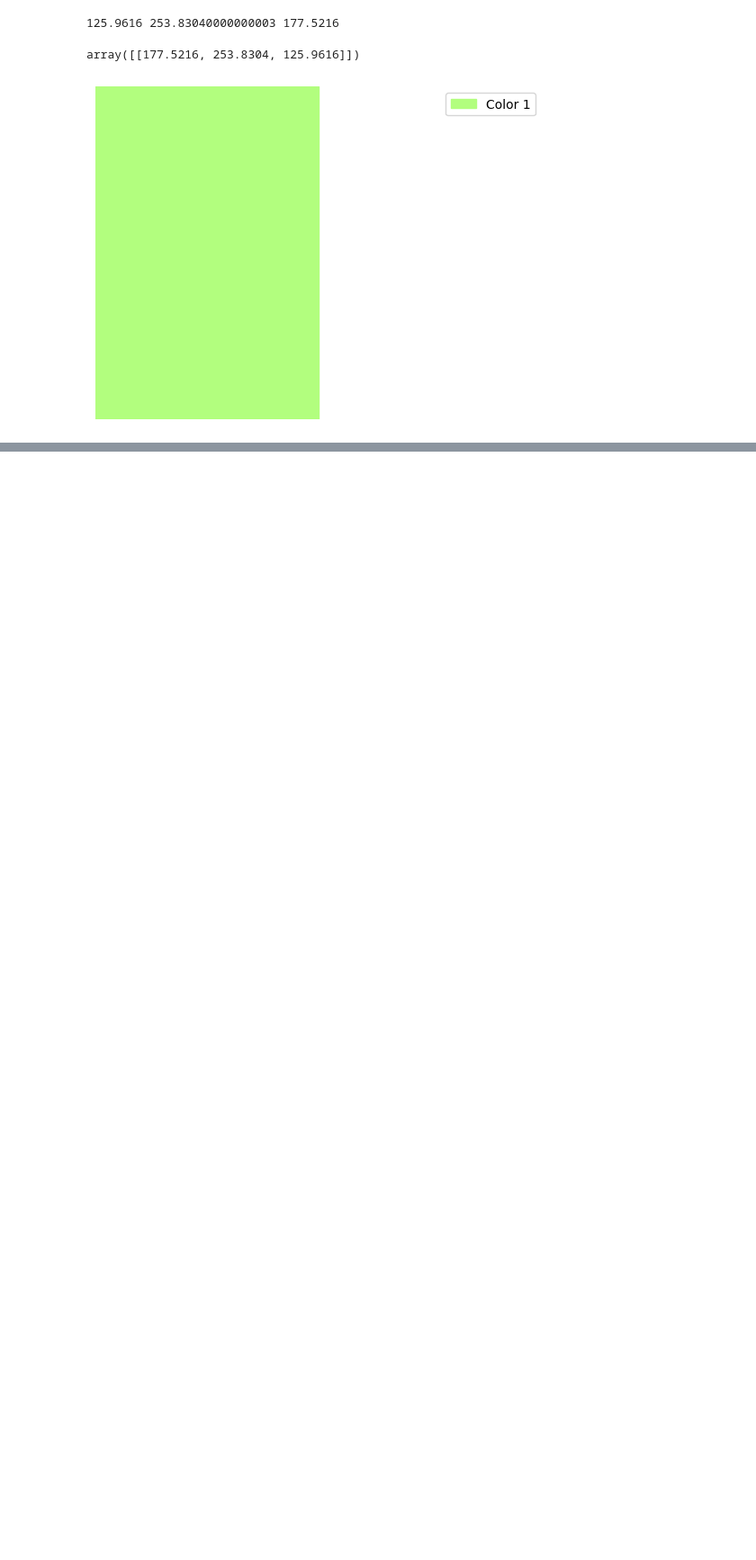
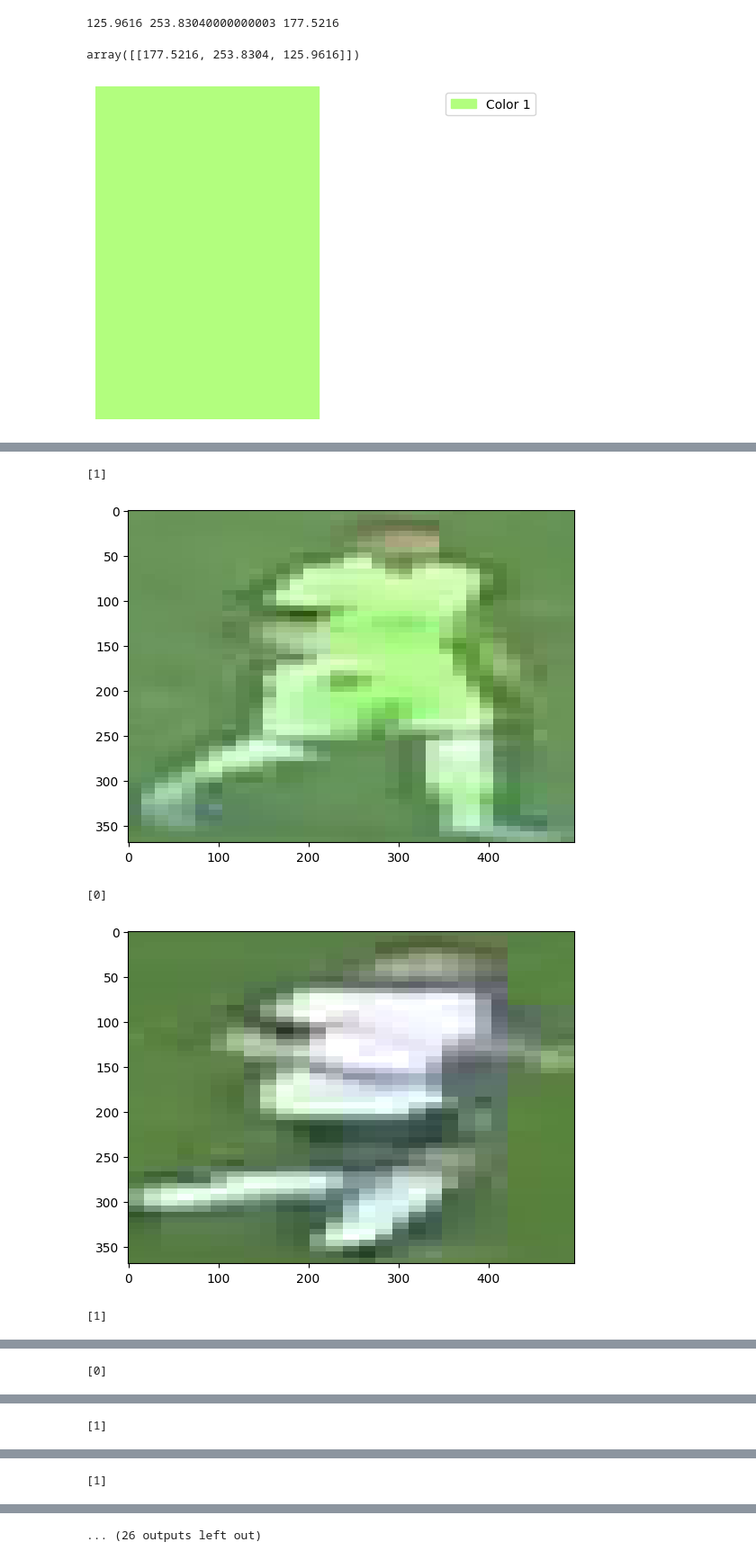
Before and after one commit to Fer14/futstats, a Jupyter notebook: nb.ipynb, the cells around one changed output, grey strips where cells are left out. Shown at 90% size. Saved outputs shown, nothing was run; the diff lists cells and outputs as text; code cells hidden in the pictures; blank space fills up the shorter version.

```diff
--- a/nb.ipynb
+++ b/nb.ipynb
@@ -239,0 +203,9 @@ color3 = Color(1, 1, 1)
+# %%
+for crop in crops:
+    im = cv2.imread(crop)
+    h,s,v = get_hsv_value(im)
+    features.append(np.array([h, s, v]).T)
+# %%
+
+features = np.array(features).reshape(len(crops),-1)
+print(features.shape)
@@ -239,0 +214,4 @@ color3 = Color(1, 1, 1)
+# %%
+kmeans = KMeans(n_clusters=2, random_state=0, n_init="auto")
+# %%
+kmeans.fit(features)
@@ -239,0 +223,14 @@ color3 = Color(1, 1, 1)
+# %%
+for crop in crops:
+    im = cv2.imread(crop)
+    h,s,v = get_hsv_value(im)
+    #print('HSV Value of image is:', (h, s, v))
+    detection_cluster = kmeans.predict(np.array([h, s, v]).T.reshape(1,-1))
+    print(detection_cluster)
+    plot_image(im, save=False)
+# %% [output]
+[1]
+[figure, added]
+[0]
+[figure, added]
+[1]
@@ -239,0 +238 @@ color3 = Color(1, 1, 1)
+[0]
@@ -239,0 +240 @@ color3 = Color(1, 1, 1)
+[1]
@@ -239,0 +242 @@ color3 = Color(1, 1, 1)
+[1]
@@ -239,0 +244 @@ color3 = Color(1, 1, 1)
+... (26 outputs left out)
```
Also changed, not shown: parts of 18 cells of this notebook.
